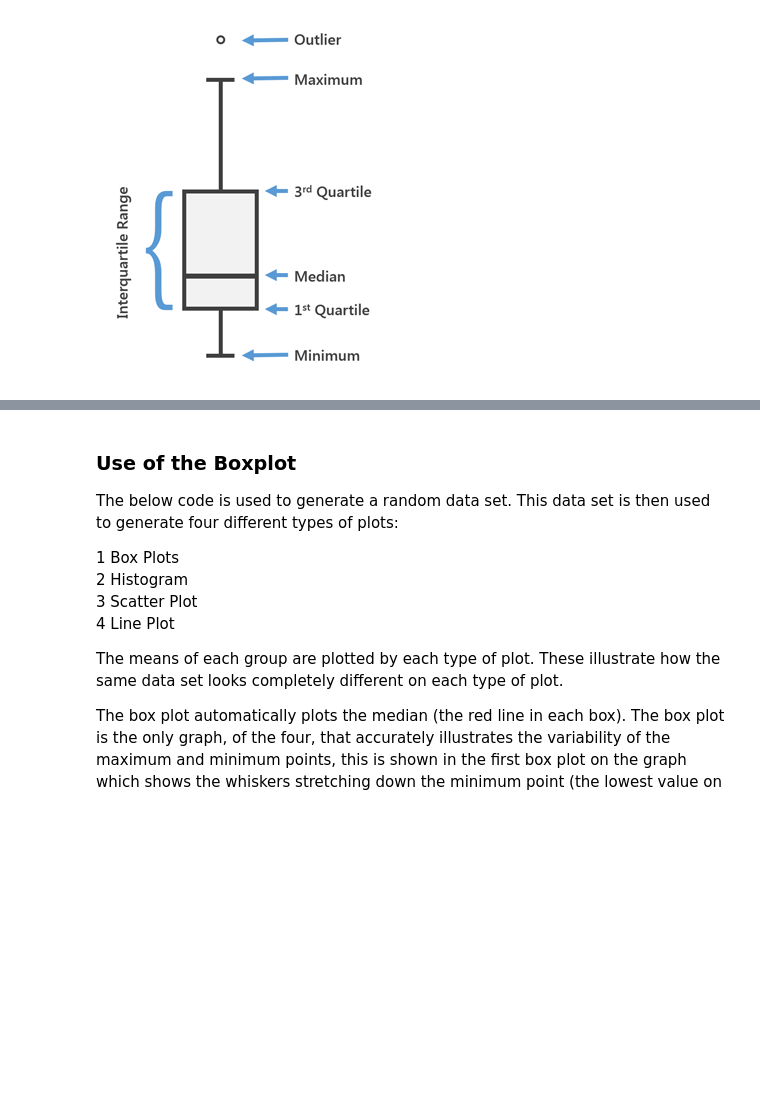
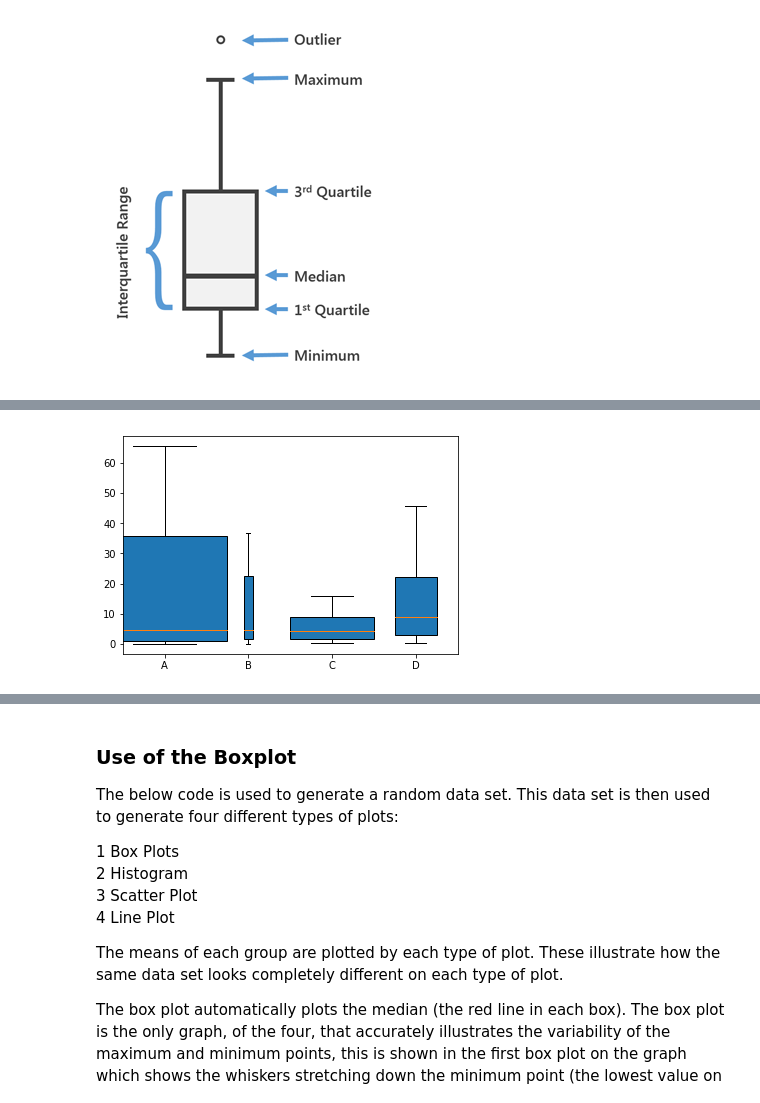
Before and after one commit to colettegallagher/box-plot, a Jupyter notebook: Box-Plot.ipynb, the cells around one changed output, grey strips where cells are left out. Drawn from its saved outputs; the diff is of its cells as text; code cells hidden in the pictures; blank space fills up the shorter version.

Commit message:
added notched and variable width box plots

```diff
--- a/Box-Plot.ipynb
+++ b/Box-Plot.ipynb
@@ -55,0 +57,23 @@ Box plots are used to show the shape of a distribution, its central value and it
+# %%
+# Example of a Variable Width Box Plot
+
+# Import matplotlilb, numpy and panda
+import numpy as np
+import matplotlib.pyplot as plt
+%matplotlib inline
+
+# Set the seed
+np.random.seed(0)
+
+# Set size, labels and font
+data = np.random.lognormal(size=(39, 4), mean=1.5, sigma=1.75)
+labels = list('ABCD')
+fs = 12
+
+# Plot
+plt.boxplot(data, patch_artist=True, labels=labels, showfliers=False, widths=(1.5, 0.1, 1.0, 0.5))
+
+# Display the plot
+plt.show()
+# %% [output]
+[figure, added]
```
Also changed, not shown: parts of 6 cells of this notebook.
